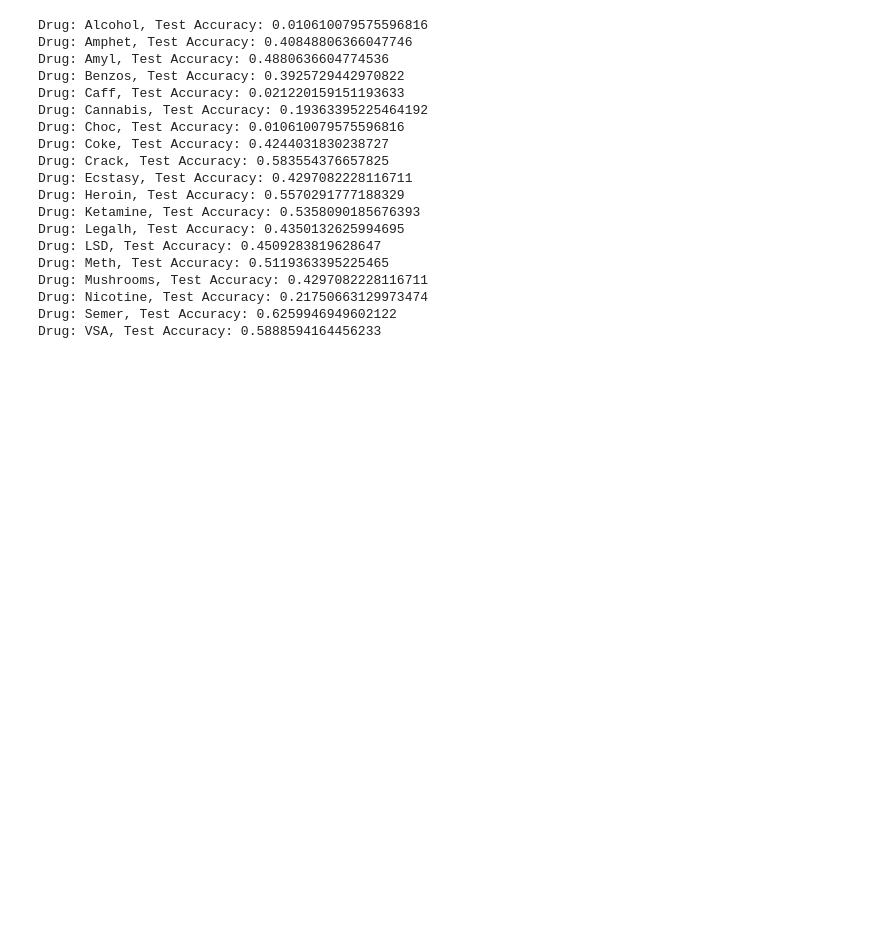
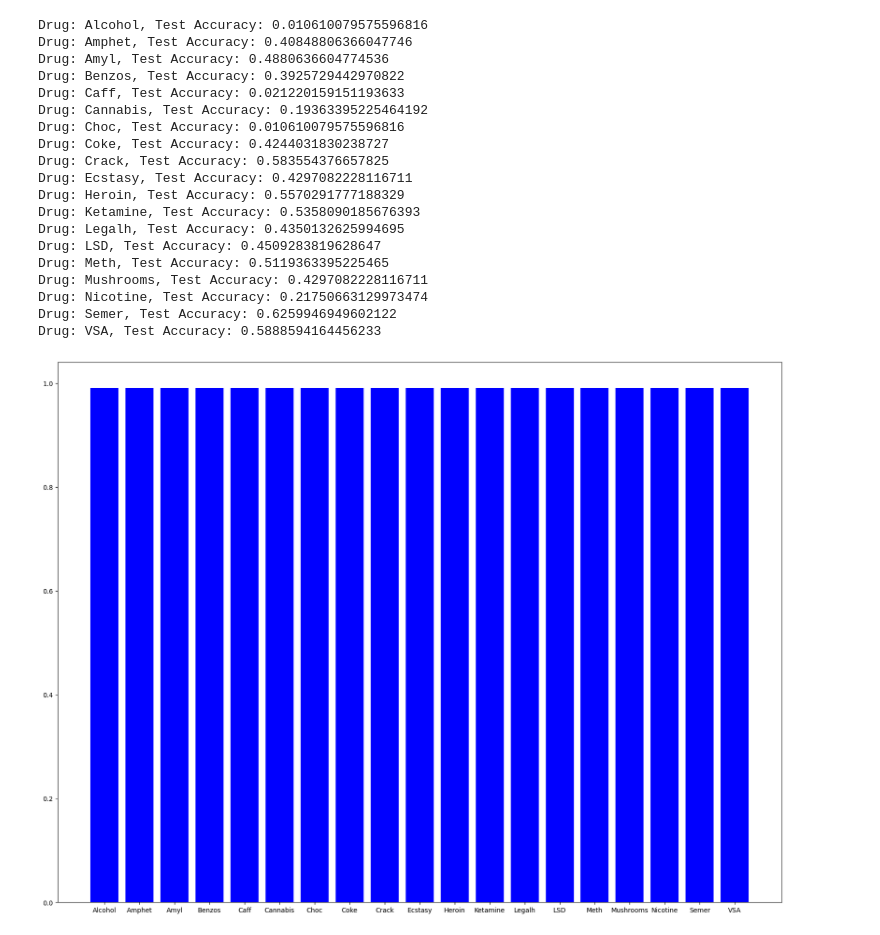
Before and after one commit to jessicaryan19/machine-learning-drug-consumption, a Jupyter notebook: classification.ipynb, the cells around one changed output. Drawn from its saved outputs; the diff is of its cells as text; code cells hidden in the pictures; blank space fills up the shorter version.

Commit message:
feat: accuracy plotting

```diff
--- a/classification.ipynb
+++ b/classification.ipynb
@@ -286,3 +293,11 @@ Drug: Mushrooms, Test Accuracy: 0.4297082228116711
 Drug: Nicotine, Test Accuracy: 0.21750663129973474
 Drug: Semer, Test Accuracy: 0.6259946949602122
 Drug: VSA, Test Accuracy: 0.5888594164456233
+# %%
+# plot the accuracy and loss
+plt.figure(figsize=(20, 15))
+# plot training and testing accuracy
+plt.bar(drug_col, train_accuracy, label='Training Accuracy', color='blue')
+plt.show()
+# %% [output]
+[figure, added]
```
Also changed, not shown: parts of 2 cells of this notebook, 2 other files.
